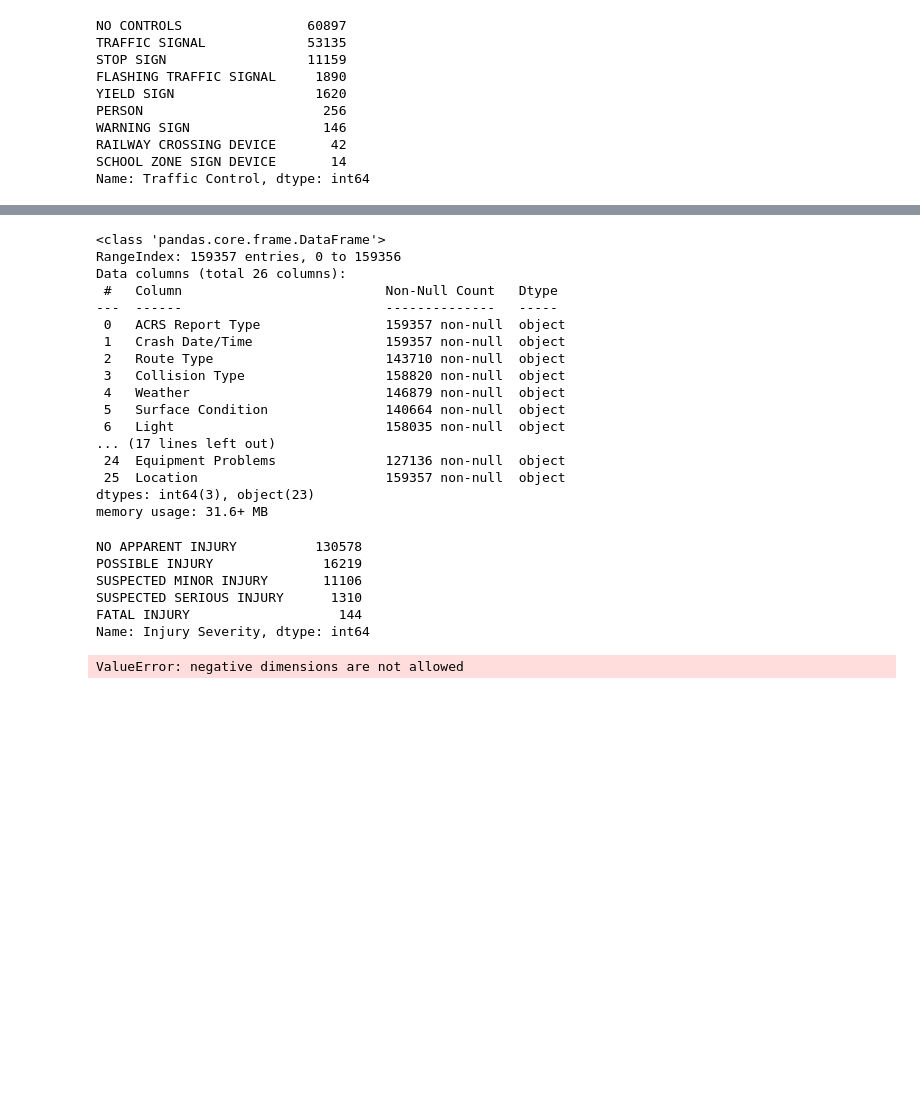
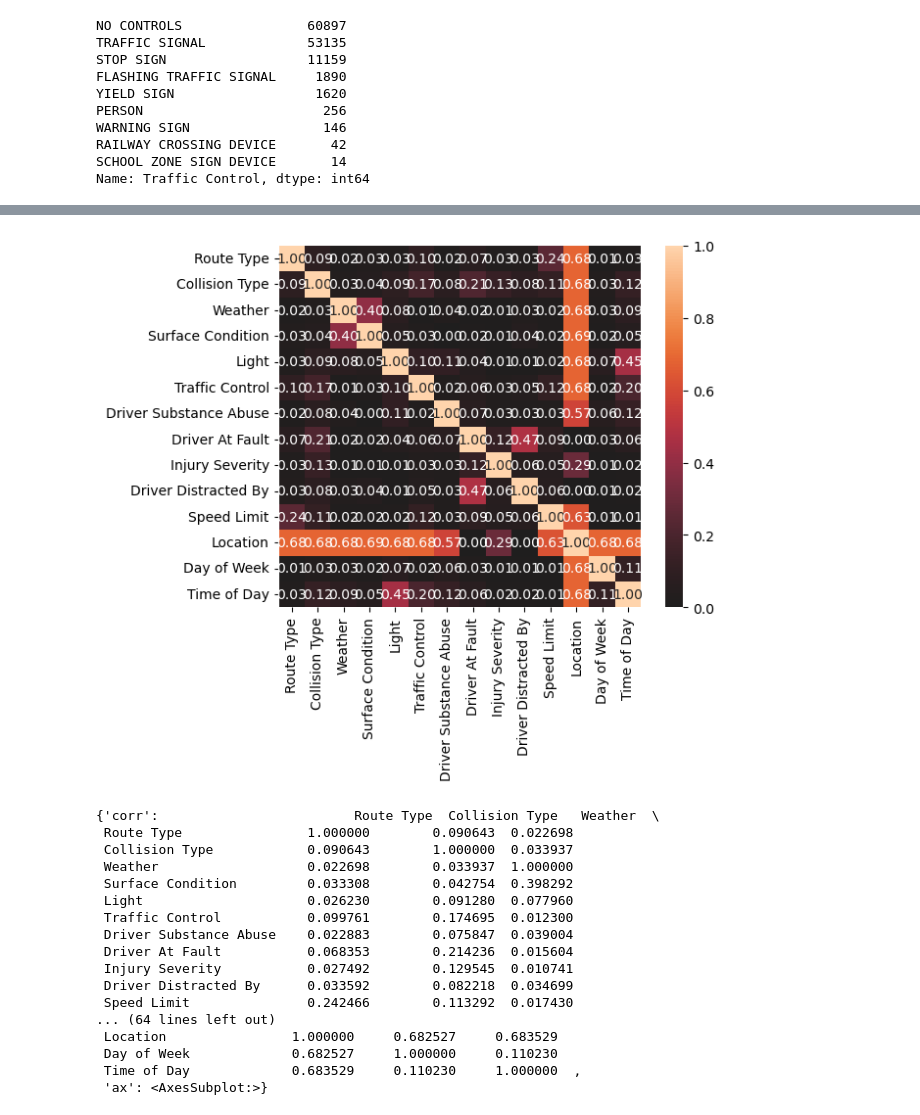
Before and after one commit to zkrguan/CIND820_capstone, a Jupyter notebook: notebooks/exploratory/initial_analysis.ipynb, the cells around one changed output, grey strips where cells are left out. Cells and saved outputs as stored; diff of their text form; code cells hidden in the pictures; blank space fills up the shorter version.

```diff
--- a/notebooks/exploratory/initial_analysis.ipynb
+++ b/notebooks/exploratory/initial_analysis.ipynb
@@ -575,29 +532,0 @@ class_counts.plot.bar(ylim=[0,140000])
-# %%
-new_df.info()
-# %% [output]
-<class 'pandas.core.frame.DataFrame'>
-RangeIndex: 159357 entries, 0 to 159356
-Data columns (total 26 columns):
- #   Column                          Non-Null Count   Dtype
----  ------                          --------------   -----
- 0   ACRS Report Type                159357 non-null  object
- 1   Crash Date/Time                 159357 non-null  object
- 2   Route Type                      143710 non-null  object
- 3   Collision Type                  158820 non-null  object
- 4   Weather                         146879 non-null  object
- 5   Surface Condition               140664 non-null  object
- 6   Light                           158035 non-null  object
-... (17 lines left out)
- 24  Equipment Problems              127136 non-null  object
- 25  Location                        159357 non-null  object
-dtypes: int64(3), object(23)
-memory usage: 31.6+ MB
-# %%
-new_df["Injury Severity"].value_counts()
-# %% [output]
-NO APPARENT INJURY          130578
-POSSIBLE INJURY              16219
-SUSPECTED MINOR INJURY       11106
-SUSPECTED SERIOUS INJURY      1310
-FATAL INJURY                   144
-Name: Injury Severity, dtype: int64
@@ -606,10 +533,27 @@ df2=new_df.drop(["Injury Severity"],axis=1)
 # %%
-# import dython as dy
-# from dython.nominal import associations
-# from dython.nominal import identify_nominal_columns
+import dython as dy
+from dython.nominal import associations
+from dython.nominal import identify_nominal_columns
 
-# associations(new_df)
+associations(new_df)
 
 # ValueError: negative dimensions are not allowed
 # %% [output]
+[figure, added]
-ValueError: negative dimensions are not allowed
+{'corr':                         Route Type  Collision Type   Weather  \
+ Route Type                1.000000        0.090643  0.022698
+ Collision Type            0.090643        1.000000  0.033937
+ Weather                   0.022698        0.033937  1.000000
+ Surface Condition         0.033308        0.042754  0.398292
+ Light                     0.026230        0.091280  0.077960
+ Traffic Control           0.099761        0.174695  0.012300
+ Driver Substance Abuse    0.022883        0.075847  0.039004
+ Driver At Fault           0.068353        0.214236  0.015604
+ Injury Severity           0.027492        0.129545  0.010741
+ Driver Distracted By      0.033592        0.082218  0.034699
+ Speed Limit               0.242466        0.113292  0.017430
+... (64 lines left out)
+ Location                1.000000     0.682527     0.683529
+ Day of Week             0.682527     1.000000     0.110230
+ Time of Day             0.683529     0.110230     1.000000  ,
+ 'ax': <AxesSubplot:>}
```
Also changed, not shown: parts of 29 cells of this notebook.
